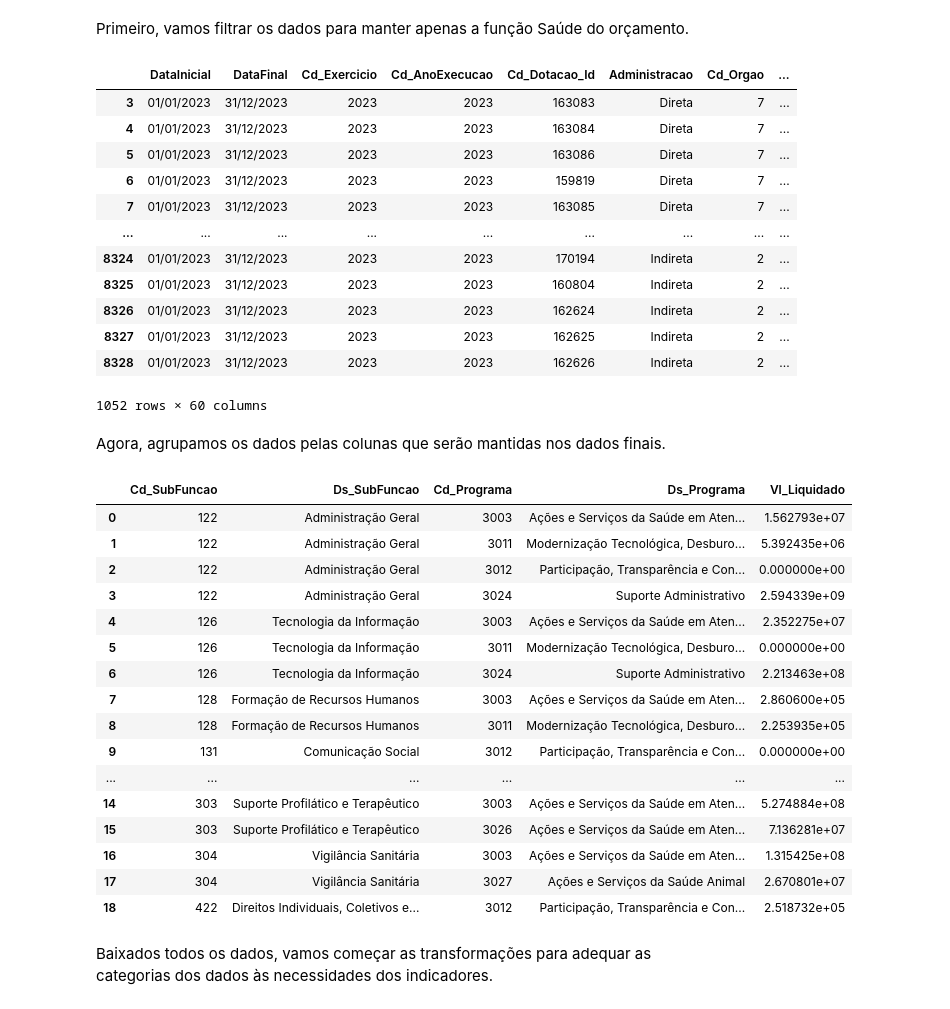
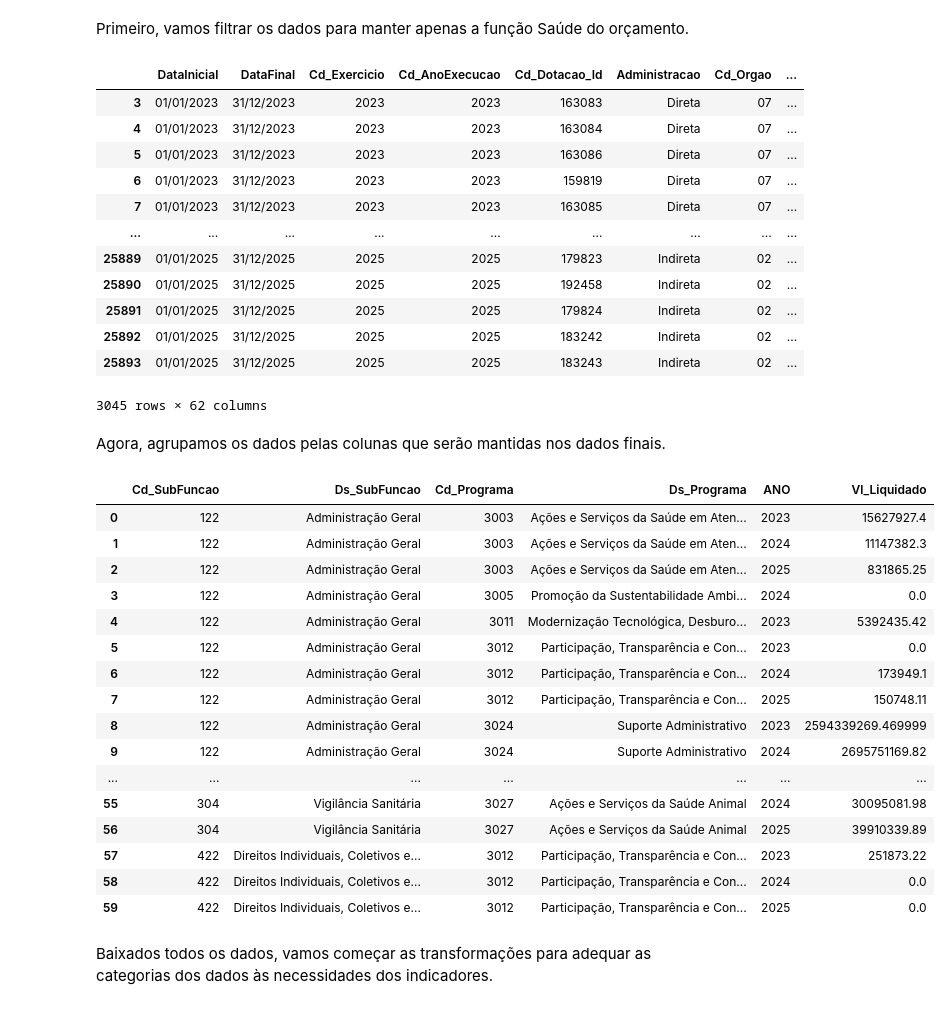
Before and after one commit to ObservatorioPoliticasTCM/datasp-dados, a Jupyter notebook: rendered_notebooks/saude/saude.ipynb, the cells around one changed output. Saved outputs shown, nothing was run; the diff lists cells and outputs as text; code cells hidden in the pictures.

```diff
--- a/rendered_notebooks/saude/saude.ipynb
+++ b/rendered_notebooks/saude/saude.ipynb
@@ -716,0 +477,8 @@ df_despesa_r
+# %%
+ANOS = [2023, 2024, 2025]
+
+df_despesa_r = pd.concat(
+    [load_orcamento_r(ano).assign(ANO=str(ano)) for ano in ANOS],
+    ignore_index=True
+)
+df_despesa_r
@@ -806,0 +572,6 @@ df_despesa
+# %%
+df_despesa = pd.concat(
+    [load_orcamento(ano).assign(ANO=str(ano)) for ano in ANOS],
+    ignore_index=True
+)
+df_despesa
@@ -808,52 +593,57 @@ df_despesa
 Primeiro, vamos filtrar os dados para manter apenas a função Saúde do orçamento.
 # %%
 df_despesa = df_despesa[df_despesa['Ds_Funcao']=='Saúde']
-df_despesa = df_despesa[df_despesa['Cd_AnoExecucao']==2023]
+df_despesa = df_despesa[df_despesa['Cd_AnoExecucao']==df_despesa['ANO']]
 df_despesa
 # %% [output]
 |  | DataInicial | DataFinal | Cd_Exercicio | Cd_AnoExecucao | Cd_Dotacao_Id | Administracao | Cd_Orgao | ... |
-| 3 | 01/01/2023 | 31/12/2023 | 2023 | 2023 | 163083 | Direta | 7 | ... |
-| 4 | 01/01/2023 | 31/12/2023 | 2023 | 2023 | 163084 | Direta | 7 | ... |
-| 5 | 01/01/2023 | 31/12/2023 | 2023 | 2023 | 163086 | Direta | 7 | ... |
-| 6 | 01/01/2023 | 31/12/2023 | 2023 | 2023 | 159819 | Direta | 7 | ... |
-| 7 | 01/01/2023 | 31/12/2023 | 2023 | 2023 | 163085 | Direta | 7 | ... |
+| 3 | 01/01/2023 | 31/12/2023 | 2023 | 2023 | 163083 | Direta | 07 | ... |
+| 4 | 01/01/2023 | 31/12/2023 | 2023 | 2023 | 163084 | Direta | 07 | ... |
+| 5 | 01/01/2023 | 31/12/2023 | 2023 | 2023 | 163086 | Direta | 07 | ... |
+| 6 | 01/01/2023 | 31/12/2023 | 2023 | 2023 | 159819 | Direta | 07 | ... |
+| 7 | 01/01/2023 | 31/12/2023 | 2023 | 2023 | 163085 | Direta | 07 | ... |
 | ... | ... | ... | ... | ... | ... | ... | ... | ... |
-| 8324 | 01/01/2023 | 31/12/2023 | 2023 | 2023 | 170194 | Indireta | 2 | ... |
-| 8325 | 01/01/2023 | 31/12/2023 | 2023 | 2023 | 160804 | Indireta | 2 | ... |
-| 8326 | 01/01/2023 | 31/12/2023 | 2023 | 2023 | 162624 | Indireta | 2 | ... |
-| 8327 | 01/01/2023 | 31/12/2023 | 2023 | 2023 | 162625 | Indireta | 2 | ... |
-| 8328 | 01/01/2023 | 31/12/2023 | 2023 | 2023 | 162626 | Indireta | 2 | ... |
+| 25889 | 01/01/2025 | 31/12/2025 | 2025 | 2025 | 179823 | Indireta | 02 | ... |
+| 25890 | 01/01/2025 | 31/12/2025 | 2025 | 2025 | 192458 | Indireta | 02 | ... |
+| 25891 | 01/01/2025 | 31/12/2025 | 2025 | 2025 | 179824 | Indireta | 02 | ... |
+| 25892 | 01/01/2025 | 31/12/2025 | 2025 | 2025 | 183242 | Indireta | 02 | ... |
+| 25893 | 01/01/2025 | 31/12/2025 | 2025 | 2025 | 183243 | Indireta | 02 | ... |
-1052 rows × 60 columns
+3045 rows × 62 columns
 # %% [markdown]
 Agora, agrupamos os dados pelas colunas que serão mantidas nos dados finais.
 # %%
 group_cols = ['Cd_SubFuncao',
         'Ds_SubFuncao',
         'Cd_Programa',
-        'Ds_Programa']
+        'Ds_Programa',
+        'ANO']
 
 measure_cols = ['Vl_Liquidado']
 
+df_despesa.loc[:, measure_cols] = df_despesa.loc[:, measure_cols].apply(lambda x: x.str.replace('.', ''))
+df_despesa.loc[:, measure_cols] = df_despesa.loc[:, measure_cols].apply(lambda x: x.str.replace(',', '.'))
+df_despesa.loc[:, measure_cols] = df_despesa.loc[:, measure_cols].apply(pd.to_numeric)
+
 df_despesa_agrupado = df_despesa.groupby(group_cols).sum().round(2).reset_index().loc[:, group_cols + measure_cols]
 df_despesa_agrupado
 # %% [output]
-|  | Cd_SubFuncao | Ds_SubFuncao | Cd_Programa | Ds_Programa | Vl_Liquidado |
-| 0 | 122 | Administração Geral | 3003 | Ações e Serviços da Saúde em Aten... | 1.562793e+07 |
-| 1 | 122 | Administração Geral | 3011 | Modernização Tecnológica, Desburo... | 5.392435e+06 |
-| 2 | 122 | Administração Geral | 3012 | Participação, Transparência e Con... | 0.000000e+00 |
-| 3 | 122 | Administração Geral | 3024 | Suporte Administrativo | 2.594339e+09 |
-| 4 | 126 | Tecnologia da Informação | 3003 | Ações e Serviços da Saúde em Aten... | 2.352275e+07 |
-| 5 | 126 | Tecnologia da Informação | 3011 | Modernização Tecnológica, Desburo... | 0.000000e+00 |
-| 6 | 126 | Tecnologia da Informação | 3024 | Suporte Administrativo | 2.213463e+08 |
-| 7 | 128 | Formação de Recursos Humanos | 3003 | Ações e Serviços da Saúde em Aten... | 2.860600e+05 |
-| 8 | 128 | Formação de Recursos Humanos | 3011 | Modernização Tecnológica, Desburo... | 2.253935e+05 |
-| 9 | 131 | Comunicação Social | 3012 | Participação, Transparência e Con... | 0.000000e+00 |
-| ... | ... | ... | ... | ... | ... |
-| 14 | 303 | Suporte Profilático e Terapêutico | 3003 | Ações e Serviços da Saúde em Aten... | 5.274884e+08 |
-| 15 | 303 | Suporte Profilático e Terapêutico | 3026 | Ações e Serviços da Saúde em Aten... | 7.136281e+07 |
-| 16 | 304 | Vigilância Sanitária | 3003 | Ações e Serviços da Saúde em Aten... | 1.315425e+08 |
-| 17 | 304 | Vigilância Sanitária | 3027 | Ações e Serviços da Saúde Animal | 2.670801e+07 |
-| 18 | 422 | Direitos Individuais, Coletivos e... | 3012 | Participação, Transparência e Con... | 2.518732e+05 |
+|  | Cd_SubFuncao | Ds_SubFuncao | Cd_Programa | Ds_Programa | ANO | Vl_Liquidado |
+| 0 | 122 | Administração Geral | 3003 | Ações e Serviços da Saúde em Aten... | 2023 | 15627927.4 |
+| 1 | 122 | Administração Geral | 3003 | Ações e Serviços da Saúde em Aten... | 2024 | 11147382.3 |
+| 2 | 122 | Administração Geral | 3003 | Ações e Serviços da Saúde em Aten... | 2025 | 831865.25 |
+| 3 | 122 | Administração Geral | 3005 | Promoção da Sustentabilidade Ambi... | 2024 | 0.0 |
+| 4 | 122 | Administração Geral | 3011 | Modernização Tecnológica, Desburo... | 2023 | 5392435.42 |
+| 5 | 122 | Administração Geral | 3012 | Participação, Transparência e Con... | 2023 | 0.0 |
+| 6 | 122 | Administração Geral | 3012 | Participação, Transparência e Con... | 2024 | 173949.1 |
+| 7 | 122 | Administração Geral | 3012 | Participação, Transparência e Con... | 2025 | 150748.11 |
+| 8 | 122 | Administração Geral | 3024 | Suporte Administrativo | 2023 | 2594339269.469999 |
+| 9 | 122 | Administração Geral | 3024 | Suporte Administrativo | 2024 | 2695751169.82 |
+| ... | ... | ... | ... | ... | ... | ... |
+| 55 | 304 | Vigilância Sanitária | 3027 | Ações e Serviços da Saúde Animal | 2024 | 30095081.98 |
+| 56 | 304 | Vigilância Sanitária | 3027 | Ações e Serviços da Saúde Animal | 2025 | 39910339.89 |
+| 57 | 422 | Direitos Individuais, Coletivos e... | 3012 | Participação, Transparência e Con... | 2023 | 251873.22 |
+| 58 | 422 | Direitos Individuais, Coletivos e... | 3012 | Participação, Transparência e Con... | 2024 | 0.0 |
+| 59 | 422 | Direitos Individuais, Coletivos e... | 3012 | Participação, Transparência e Con... | 2025 | 0.0 |
 # %% [markdown]
 Baixados todos os dados, vamos começar as transformações para adequar as categorias dos dados às necessidades dos indicadores.
 # %% [markdown]
```
Also changed, not shown: parts of 55 cells of this notebook.
